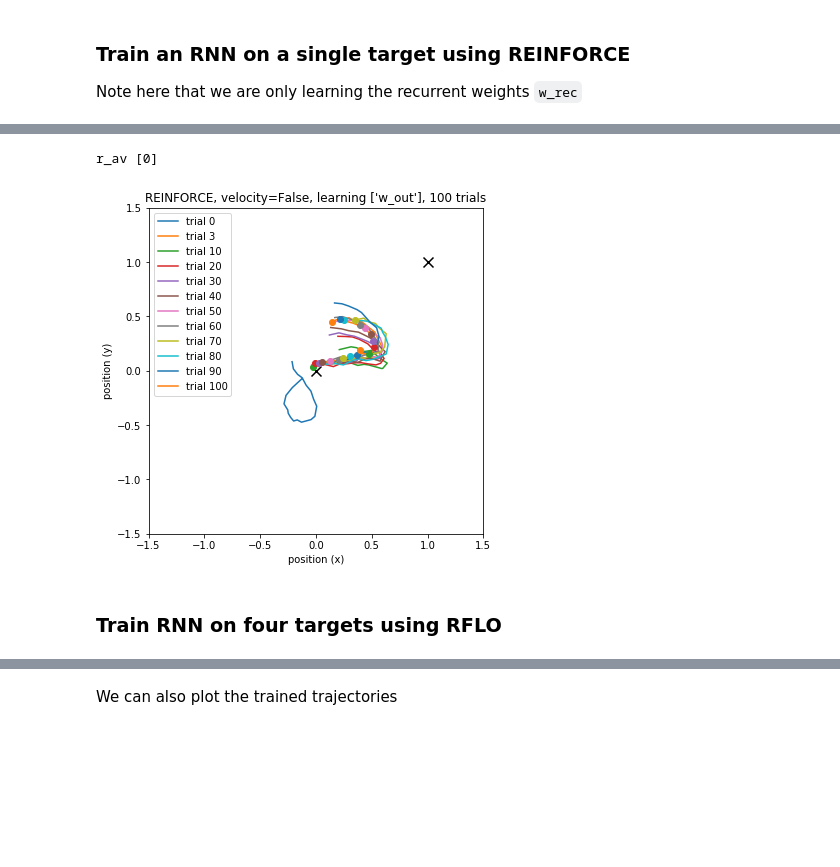
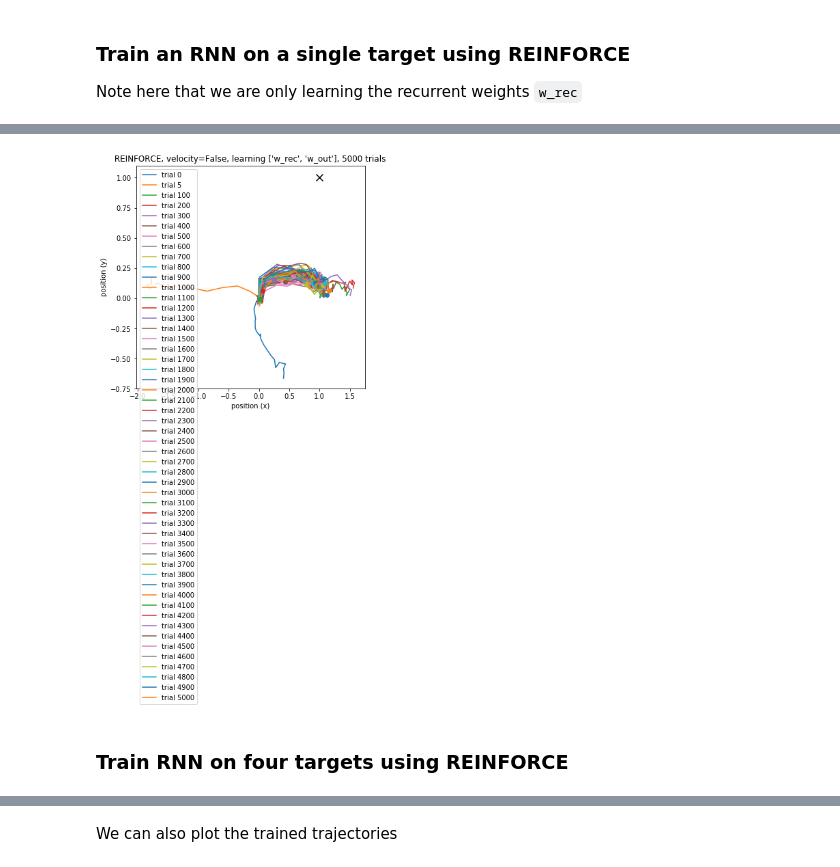
Before and after one commit to jacobfulano/rnn-learning, a Jupyter notebook: examples/Example5-REINFORCE.ipynb, the cells around one changed output, grey strips where cells are left out. Drawn from its saved outputs; the diff is of its cells as text; code cells hidden in the pictures; blank space fills up the shorter version.

Commit message:
update RFLO and BPTT

```diff
--- a/examples/Example5-REINFORCE.ipynb
+++ b/examples/Example5-REINFORCE.ipynb
@@ -66,7 +66,7 @@ Here the task is simply to reach the target at (1,1) given a pulse of trial 20 s
 # %%
 trial_duration = 20
 n_in=1
-frac_on = 0.5
+frac_on = 0.8
 y_target_x = np.expand_dims(np.concatenate((np.zeros(int(trial_duration*frac_on)),np.linspace(0,1,int(trial_duration*(1-frac_on))))),axis=1)
 y_target_y = np.expand_dims(np.concatenate((np.zeros(int(trial_duration*frac_on)),np.linspace(0,1,int(trial_duration*(1-frac_on))))),axis=1)
 y_teaching_signal = np.concatenate((y_target_x,y_target_y),axis=1)
@@ -94,10 +110,10 @@ Note here that we are only learning the recurrent weights `w_rec`
 
 # Set RNN Parameters
 params = RNNparams(n_in=1,n_rec=50,n_out=2,tau_rec=5,
-               eta_in=0.1,eta_rec=0.1,eta_out=0.1,
-               sig_in=0.0,sig_rec=0.01,sig_out=0.01,
+               eta_in=0.1,eta_rec=0.025,eta_out=0.1,
+               sig_in=0.01,sig_rec=0.1,sig_out=0.01,
                velocity_transform=False,
-               rng=np.random.RandomState(1))
+               rng=np.random.RandomState(0))
 
 # Initialize RNN
 net = RNN(params)
@@ -106,44 +122,43 @@ task = Task(x_in=x_pulse1,y_target=np.asarray([[1],[1]]),y_teaching_signal=y_tea
 
 # initialize simulation
 sim = Simulation(net)
 
 """ Instantiate learning algorithm """
 # Specify particular matrix/unit to apply algorithm
-reinforce = REINFORCE(net,apply_to=['w_rec'],online=True,sig_xi=0.5,tau_reward=5)
-rflo = RFLO(net,apply_to=['w_out'])
+reinforce = REINFORCE(net,apply_to=['w_rec'],online=False,sig_xi=1,tau_reward=20)
+rflo = RFLO(net,apply_to=['w_rec','w_out'])
 
 plt.figure(figsize=(6,6))
 
-for i in range(101):
+for i in range(5001):
 
-    if i < 3:
+    if i < 1:
         sim.run_trial(task,learn_alg=[rflo],probe_types=['h','y_out','pos'],train=True)
         #plt.plot(sim.probes['pos'].squeeze()[:,0],sim.probes['pos'].squeeze()[:,1],label='trial {}'.format(i))
 
     else:
         sim.run_trial(task,learn_alg=[reinforce],probe_types=['h','y_out','pos'],train=True)
 
-    if i % 10 == 0 or i == 3:
+    if i % 100 == 0 or i == 5:
         plt.plot(sim.probes['pos'].squeeze()[:,0],sim.probes['pos'].squeeze()[:,1],label='trial {}'.format(i))
 
 sim.run_trial(task,probe_types=['h','pos'],train=False)
 
 
 plt.plot([sim.probes['pos'].squeeze()[:,0]],[sim.probes['pos'].squeeze()[:,1]],'o')
 plt.title('REINFORCE, velocity={}, learning {}, {} trials'.format(net.velocity_transform,rflo.apply_to,i))
 plt.scatter(task.y_target[0,:],task.y_target[1,:],s=100,marker='x',color='k')
 plt.scatter(0,0,s=100,marker='x',color='k')
-plt.xlim(-1.5,1.5)
-plt.ylim(-1.5,1.5)
+# plt.xlim(-1.5,1.5)
+# plt.ylim(-1.5,1.5)
 plt.xlabel('position (x)')
 plt.ylabel('position (y)')
 plt.legend()
 plt.show()
 # %% [output]
-r_av [0]
-[figure, old version]
+[figure, new version]
 # %% [markdown]
-### Train RNN on four targets using RFLO
+### Train RNN on four targets using REINFORCE
 # %%
 trial_duration = 20
 n_in=4
```
Also changed, not shown: parts of 6 cells of this notebook, 9 other files.
